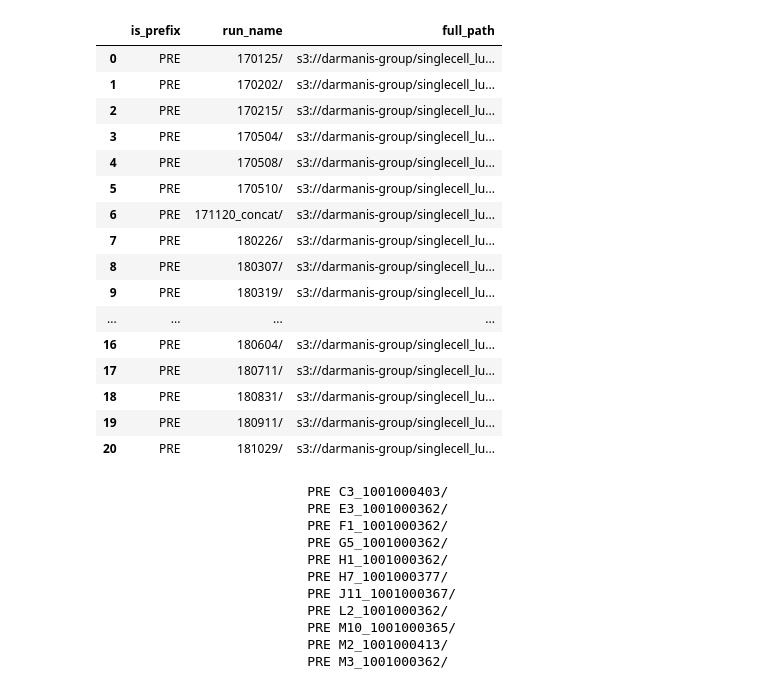
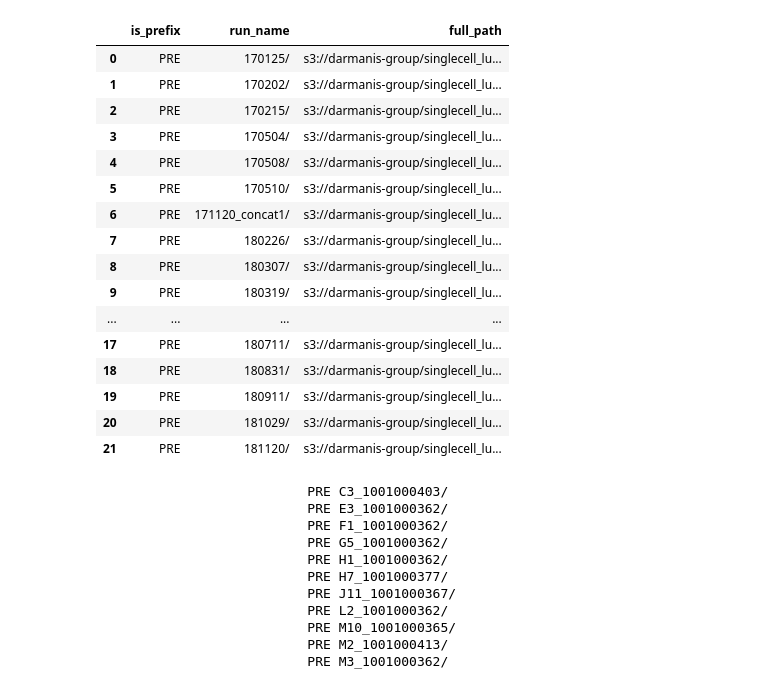
Before and after one commit to czbiohub/SNP_calling_pipeline, a Jupyter notebook: py_notebooks/create_runbatch_config.ipynb, the cells around one changed output. Saved outputs shown, nothing was run; the diff lists cells and outputs as text; code cells hidden in the pictures.

```diff
--- a/py_notebooks/create_runbatch_config.ipynb
+++ b/py_notebooks/create_runbatch_config.ipynb
@@ -80,25 +80,25 @@ runs_df
 # %%
 # get rid of the vcf row
-runs_df = runs_df.drop([21])
+runs_df = runs_df.drop([22,23])
 runs_df
 # %% [output]
 |  | is_prefix | run_name | full_path |
 | 0 | PRE | 170125/ | s3://darmanis-group/singlecell_lu... |
 | 1 | PRE | 170202/ | s3://darmanis-group/singlecell_lu... |
 | 2 | PRE | 170215/ | s3://darmanis-group/singlecell_lu... |
 | 3 | PRE | 170504/ | s3://darmanis-group/singlecell_lu... |
 | 4 | PRE | 170508/ | s3://darmanis-group/singlecell_lu... |
 | 5 | PRE | 170510/ | s3://darmanis-group/singlecell_lu... |
-| 6 | PRE | 171120_concat/ | s3://darmanis-group/singlecell_lu... |
+| 6 | PRE | 171120_concat1/ | s3://darmanis-group/singlecell_lu... |
 | 7 | PRE | 180226/ | s3://darmanis-group/singlecell_lu... |
 | 8 | PRE | 180307/ | s3://darmanis-group/singlecell_lu... |
 | 9 | PRE | 180319/ | s3://darmanis-group/singlecell_lu... |
 | ... | ... | ... | ... |
-| 16 | PRE | 180604/ | s3://darmanis-group/singlecell_lu... |
 | 17 | PRE | 180711/ | s3://darmanis-group/singlecell_lu... |
 | 18 | PRE | 180831/ | s3://darmanis-group/singlecell_lu... |
 | 19 | PRE | 180911/ | s3://darmanis-group/singlecell_lu... |
 | 20 | PRE | 181029/ | s3://darmanis-group/singlecell_lu... |
+| 21 | PRE | 181120/ | s3://darmanis-group/singlecell_lu... |
 # %%
 # get all of the cells in a given run directory
 prefix = 's3://darmanis-group/singlecell_lungadeno/nonImmune_bams_9.27/180226/'
```
Also changed, not shown: parts of 7 cells of this notebook, 6 other files.
